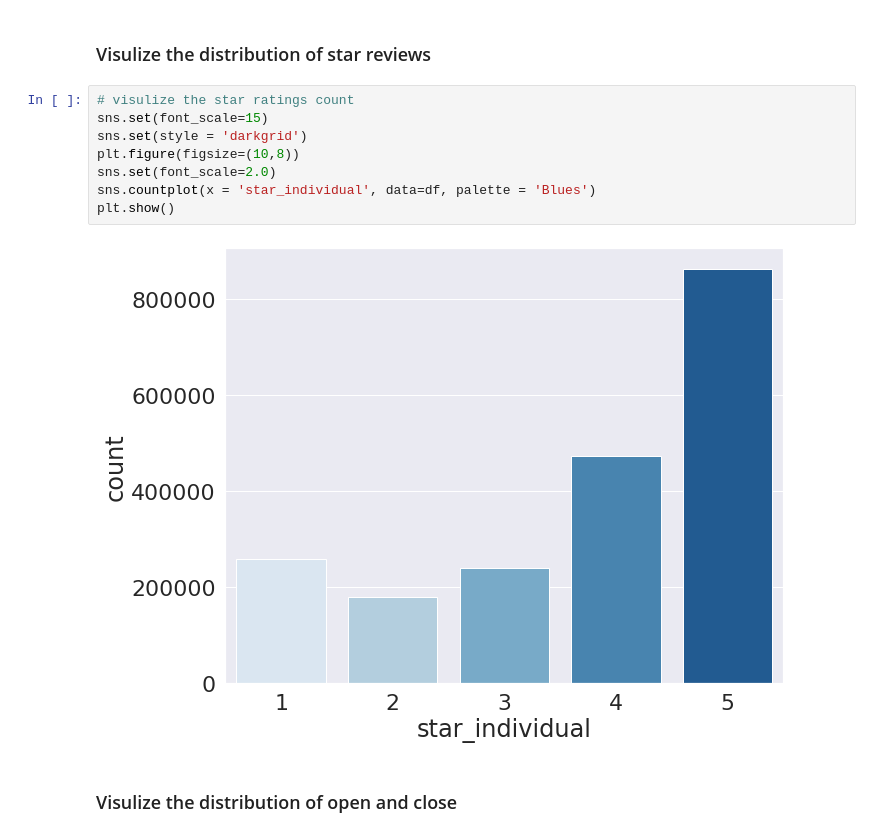
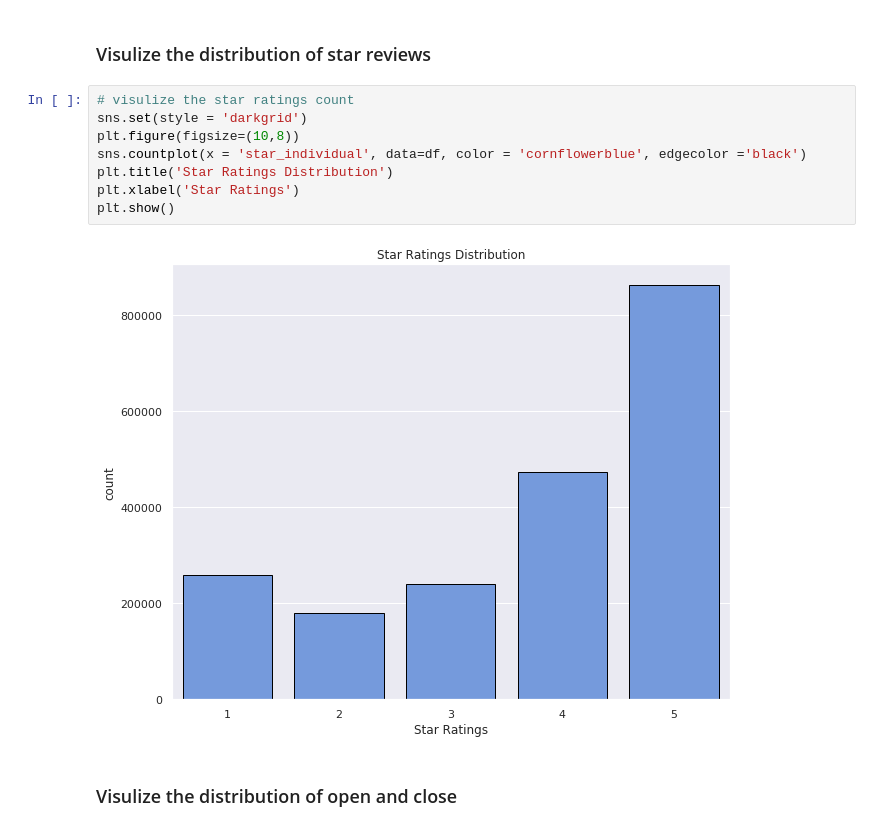
Before and after one commit to terrancexia/Yelp-Review-Sentiment-Analysis, a Jupyter notebook: Yelp Project.ipynb, the cells around one changed output. Saved outputs shown, nothing was run; the diff lists cells and outputs as text.

```diff
--- a/Yelp Project.ipynb
+++ b/Yelp Project.ipynb
@@ -1192,14 +1192,14 @@ plt.show()
 ### Visulize the distribution of star reviews
 # %%
 # visulize the star ratings count
-sns.set(font_scale=15)
 sns.set(style = 'darkgrid')
 plt.figure(figsize=(10,8))
-sns.set(font_scale=2.0)
-sns.countplot(x = 'star_individual', data=df, palette = 'Blues')
+sns.countplot(x = 'star_individual', data=df, color = 'cornflowerblue', edgecolor ='black')
+plt.title('Star Ratings Distribution')
+plt.xlabel('Star Ratings')
 plt.show()
 # %% [output]
-[figure, old version]
+[figure, new version]
 # %% [markdown]
 ### Visulize the distribution of open and close
 # %%
```
Also changed, not shown: parts of 6 cells of this notebook.
